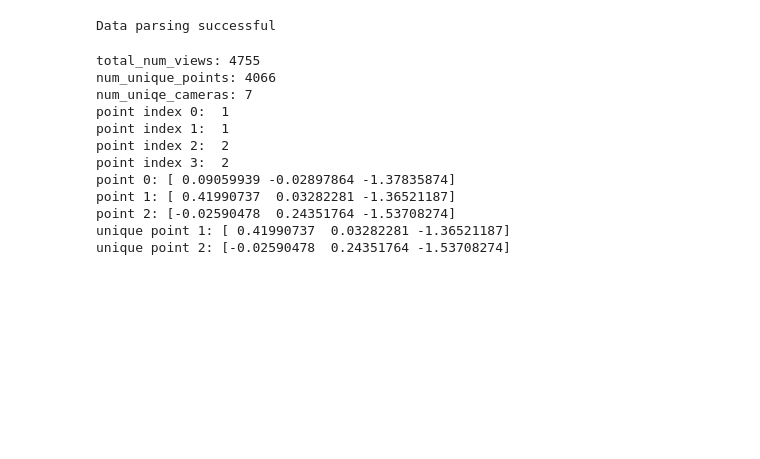
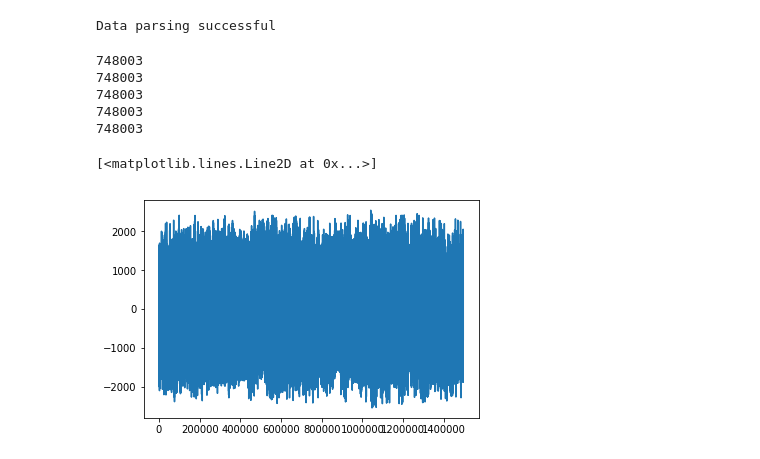
Before and after one commit to sayeayed/Structure_from_Motion, a Jupyter notebook: SfM_pipeline_test.ipynb, the cells around one changed output. Drawn from its saved outputs; the diff is of its cells as text; code cells hidden in the pictures; blank space fills up the shorter version.

```diff
--- a/SfM_pipeline_test.ipynb
+++ b/SfM_pipeline_test.ipynb
@@ -6,6 +6,7 @@ import matplotlib.pyplot as plt
 #arbitrarily choose images/cameras
 chosenImages = [4,5,6,7,8,9,10]
 numChosen = len(chosenImages)
+end_camera = 50
 
 # initialize filepaths
 ## later implement input for directory
@@ -77,26 +78,18 @@ else:
 #     cameras.append(camera)
 # %% [output]
 Data parsing successful
-# %%
-print('total_num_views:',total_num_views)
-unique_points = list(set(point_index))
-print('num_unique_points:',len(unique_points))
-unique_cameras = list(set(camera_index))
-print('num_uniqe_cameras:',len(unique_cameras))
-unique_points = points_3d[list(set(point_index))]
-# %% [output]
-total_num_views: 4755
-num_unique_points: 4066
-num_uniqe_cameras: 7
-point index 0:  1
-point index 1:  1
-point index 2:  2
-point index 3:  2
-point 0: [ 0.09059939 -0.02897864 -1.37835874]
-point 1: [ 0.41990737  0.03282281 -1.36521187]
-point 2: [-0.02590478  0.24351764 -1.53708274]
-unique point 1: [ 0.41990737  0.03282281 -1.36521187]
-unique point 2: [-0.02590478  0.24351764 -1.53708274]
+# %%
+print(len(camera_index))
+print(len(point_index))
+print(len(xp))
+print(len(yp))
+print(total_num_views)
+# %% [output]
+748003
+748003
+748003
+748003
+748003
 # %%
 ### Define functions
 
@@ -115,11 +108,16 @@ def project(point, camera_params):
 
     return p
 
-def batch_project(points_3d, point_index, camera_data, camera_index, total_num_views):
+x0 = np.hstack((camera_data.ravel(), points_3d.ravel()))
+points_2d = np.transpose([xp,yp])
+
+def batch_project(params, point_index, camera_index, total_num_views, num_cameras, num_points):
+    camera_params = params[:num_cameras*5*3].reshape((num_cameras*5,3))
+    points_3d = params[num_cameras*5*3:].reshape((num_points,3))
     point_proj = np.empty([total_num_views,2])
     for i in range(total_num_views):
         point_proj[i] = project(points_3d[point_index[i]],
-                                                   camera_data[camera_index[i]*5:camera_index[i]*5+5,:])
+                                                   camera_params[camera_index[i]*5:camera_index[i]*5+5,:])
 
     return point_proj
 
@@ -128,30 +126,36 @@ def collect_unique(points_3d, point_index, camera_data, camera_index, chosenImag
     unique_points = points_3d[list(set(point_index))]
 
 
-def fun(camera_params, camera_index, point_index, points_3d, points_2d):
+def fun(params, point_index, camera_index, total_num_views, num_cameras, num_points, points_2d):
     """Compute residuals.
 
     `params` contains camera parameters and 3-D coordinates.
     """
-    points_proj = batch_project(points_3d, point_index, camera_data, camera_index, total_num_views)
+    points_proj = batch_project(params, point_index, camera_index, total_num_views, num_cameras, num_points)
 
     return (points_proj - points_2d).ravel()
 
 from scipy.sparse import lil_matrix
 
-def sparseJacobian(chosenImages, total_num_views):
+def sparseJacobian(num_cameras, num_points, camera_index, point_index, total_num_views):
     m = total_num_views * 2
-    n = n_cameras * 9 + n_points * 3
+    n = num_cameras * 3 * 5 + num_points * 3
     A = lil_matrix((m, n), dtype=int)
 
-    i = np.arange(camera_indices.size)
-    for s in range(9):
-        A[2 * i, camera_indices * 9 + s] = 1
-        A[2 * i + 1, camera_indices * 9 + s] = 1
+    i = np.arange(total_num_views)
+    for s in range(3*5):
+        A[2 * i, camera_index * 3*5 + s] = 1
+        A[2 * i + 1, camera_index * 3*5 + s] = 1
 
     for s in range(3):
-        A[2 * i, n_cameras * 9 + point_indices * 3 + s] = 1
-        A[2 * i + 1, n_cameras * 9 + point_indices * 3 + s] = 1
+        A[2 * i, num_cameras * 3*5 + point_index * 3 + s] = 1
+        A[2 * i + 1, num_cameras * 3*5 + point_index * 3 + s] = 1
 
     return A
+# %%
+residuals = fun(x0, point_index, camera_index, total_num_views, num_cameras, num_points, points_2d)
+plt.plot(residuals)
+# %% [output]
+[<matplotlib.lines.Line2D at 0x...>]
+[figure, added]
 # %%
```
Also changed, not shown: parts of 4 cells of this notebook.
